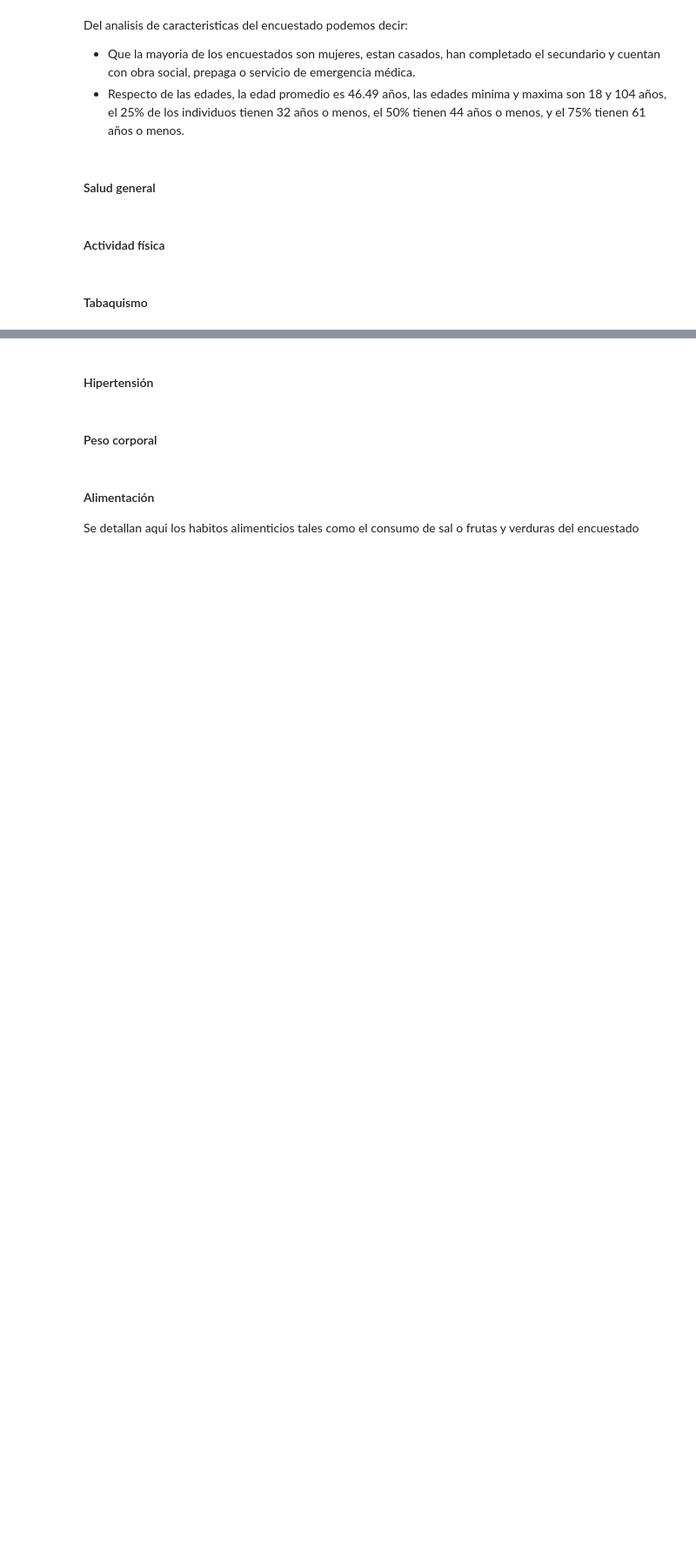
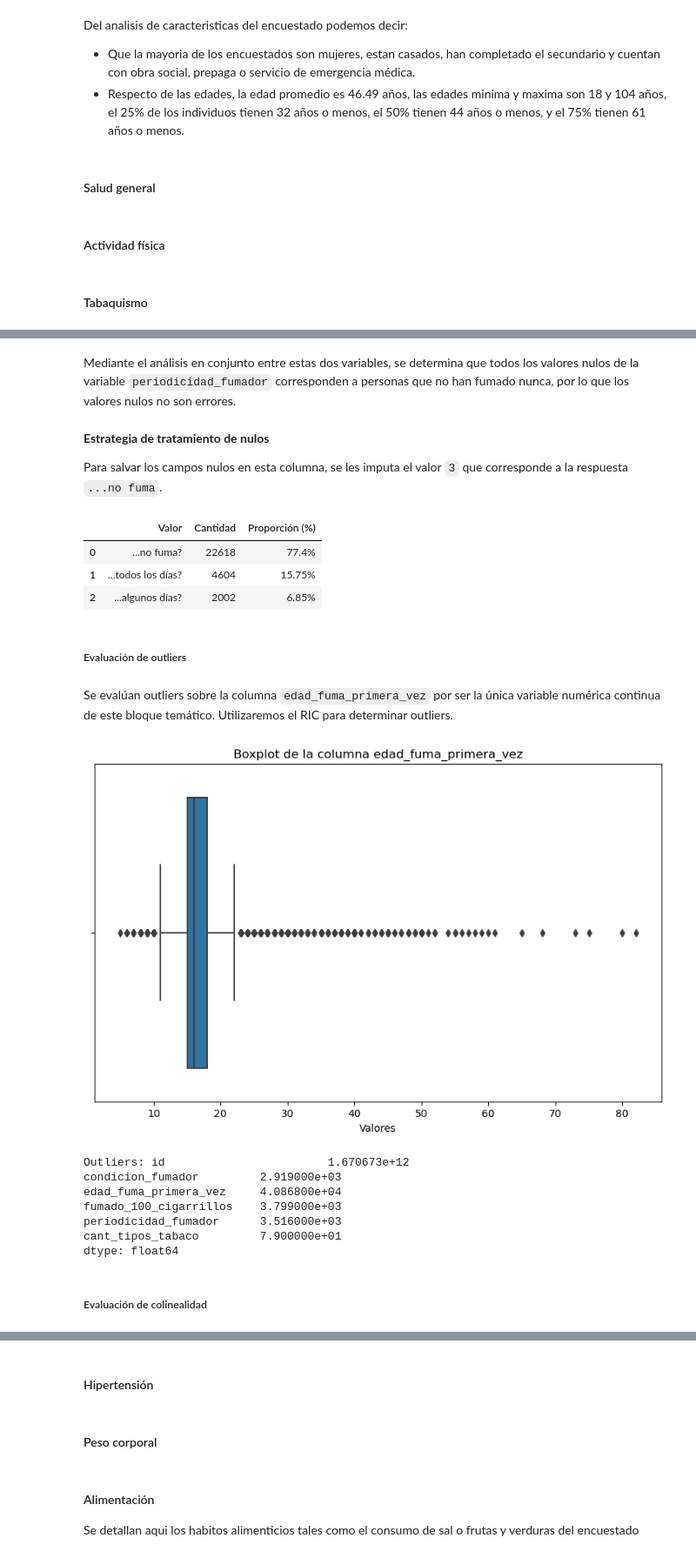
Before and after one commit to Data-Science-YPF/factores_riesgo, a Jupyter notebook: analisisBD.ipynb, the cells around one changed output, grey strips where cells are left out. Shown at 87% size. Saved outputs shown, nothing was run; the diff lists cells and outputs as text; code cells hidden in the pictures; blank space fills up the shorter version.

Commit message:
Agregando bloque tabaquismo con funciones y codificaciones faltantes

```diff
--- a/analisisBD.ipynb
+++ b/analisisBD.ipynb
@@ -258,0 +293,13 @@ Del analisis de caracteristicas del encuestado podemos decir:
+# %%
+# Selección de columnas
+tabaquismo = tabaquismo_raw[[
+    'id',
+    'condicion_fumador',
+    'edad_fuma_primera_vez',
+    'fumado_100_cigarrillos',
+    'periodicidad_fumador',
+    'cant_tipos_tabaco'
+]]
+
+# Visualización de las primeras 20 filas
+tabaquismo.head(20)
@@ -258,0 +462,6 @@ Del analisis de caracteristicas del encuestado podemos decir:
+# %%
+# Reemplazo de valores NaN por 2 (opcion No)
+tabaquismo.loc[:, 'fumado_100_cigarrillos'] = tabaquismo['fumado_100_cigarrillos'].fillna(2)
+
+# Verifico que ya no existen valores NaN en la columna fumado_100_cigarrillos
+mostrar_valores_columna(tabaquismo, 'fumado_100_cigarrillos', fumado_100_cigarrillos)
@@ -258,0 +509,50 @@ Del analisis de caracteristicas del encuestado podemos decir:
+# %% [markdown]
+Mediante el análisis en conjunto entre estas dos variables, se determina que todos los valores nulos de la variable `periodicidad_fumador` corresponden a personas que no han fumado nunca, por lo que los valores nulos no son errores.
+# %% [markdown]
+__Estrategia de tratamiento de nulos__
+
+Para salvar los campos nulos en esta columna, se les imputa el valor `3` que corresponde a la respuesta `...no fuma`.
+# %%
+# Reemplazo de valores NaN por 2 (opcion No)
+tabaquismo.loc[:, 'periodicidad_fumador'] = tabaquismo['periodicidad_fumador'].fillna(3)
+
+# Verifico que ya no existen valores NaN en la columna fumado_100_cigarrillos
+mostrar_valores_columna(tabaquismo, 'periodicidad_fumador', periodicidad_fumador)
+# %% [output]
+|  | Valor | Cantidad | Proporción (%) |
+| 0 | ...no fuma? | 22618 | 77.4% |
+| 1 | ...todos los días? | 4604 | 15.75% |
+| 2 | ...algunos días? | 2002 | 6.85% |
+# %% [markdown]
+##### Evaluación de outliers
+# %% [markdown]
+Se evalúan outliers sobre la columna `edad_fuma_primera_vez` por ser la única variable numérica continua de este bloque temático. Utilizaremos el RIC para determinar outliers.
+# %%
+q1 = tabaquismo['edad_fuma_primera_vez'].quantile(0.25)
+q3 = tabaquismo['edad_fuma_primera_vez'].quantile(0.75)
+
+iqr = q3 - q1
+lb = q1 - (iqr * 1.5)
+ub = q3 + (iqr * 1.5)
+
+# Dibujar el boxplot
+plt.figure(figsize=(10, 6))
+sns.boxplot(x=tabaquismo['edad_fuma_primera_vez'])
+plt.title('Boxplot de la columna edad_fuma_primera_vez')
+plt.xlabel('Valores')
+plt.show()
+
+# Outliers
+outliers = (tabaquismo[(tabaquismo['edad_fuma_primera_vez'] < lb) | (tabaquismo['edad_fuma_primera_vez'] > ub)]).sum()
+print("Outliers:", outliers)
+# %% [output]
+[figure, added]
+Outliers: id                        1.670673e+12
+condicion_fumador         2.919000e+03
+edad_fuma_primera_vez     4.086800e+04
+fumado_100_cigarrillos    3.799000e+03
+periodicidad_fumador      3.516000e+03
+cant_tipos_tabaco         7.900000e+01
+dtype: float64
+# %% [markdown]
+##### Evaluación de colinealidad
```
Also changed, not shown: parts of 41 cells of this notebook, 3 other files.
